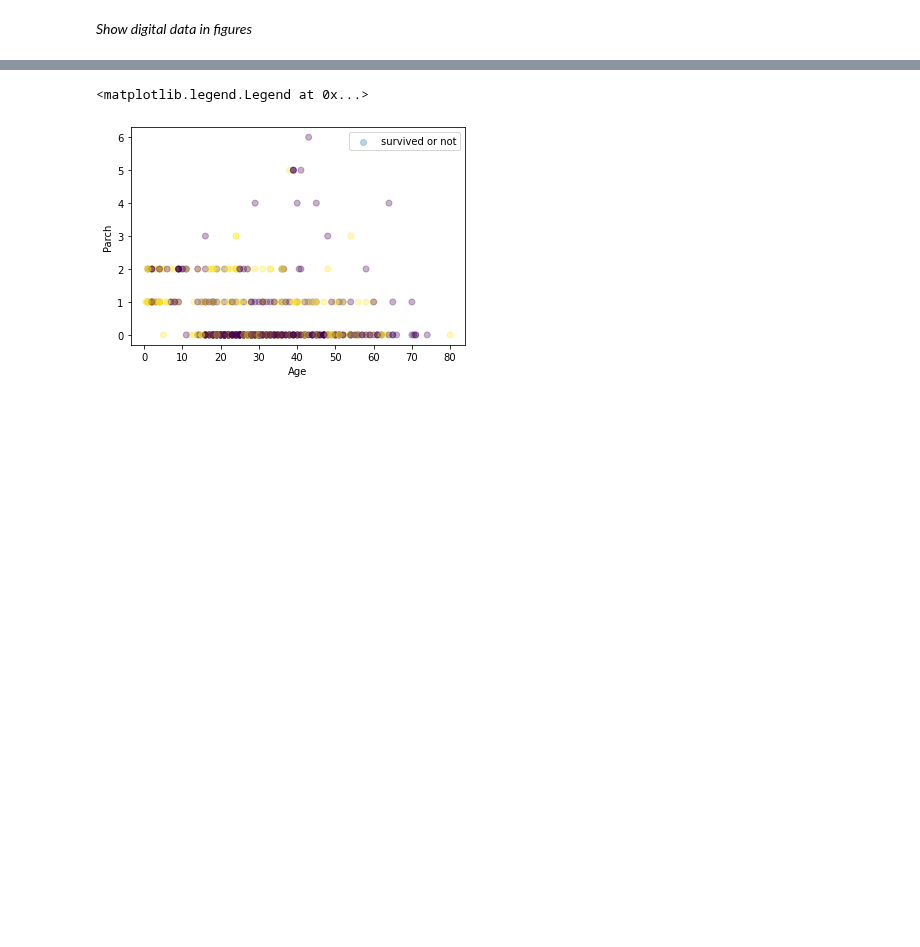
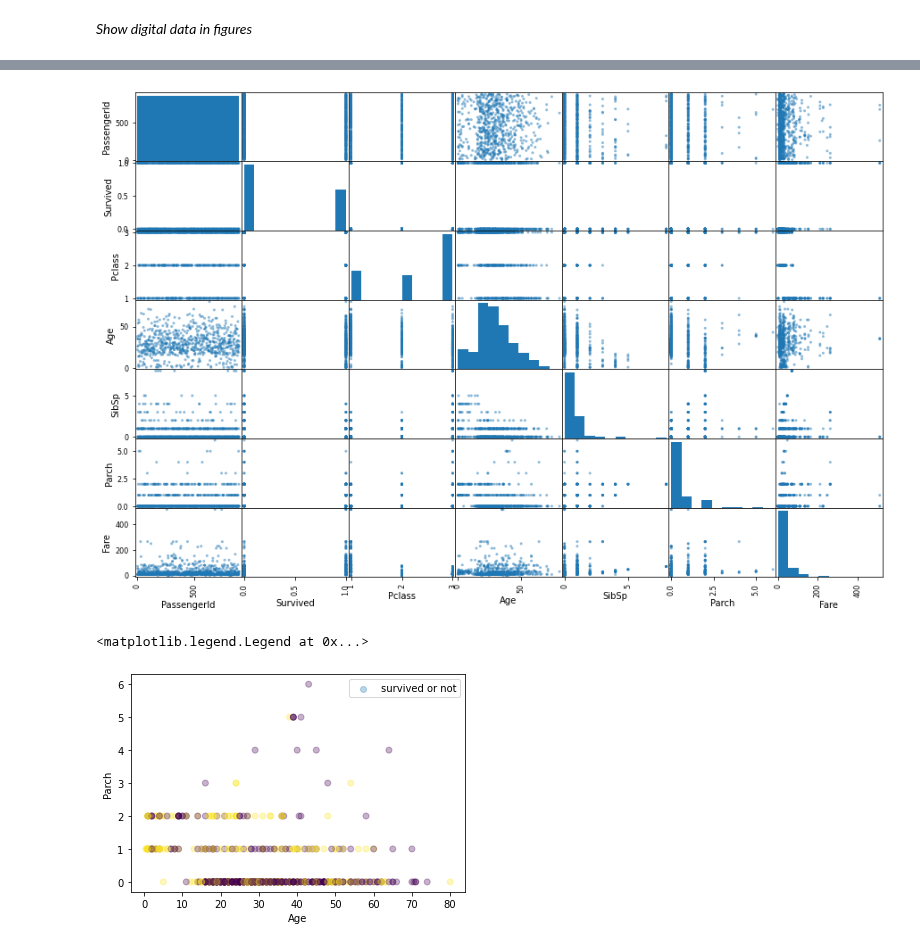
Before and after one commit to GoldenRaven/MachineLearning_notebook, a Jupyter notebook: Kaggle_Titanic.ipynb, the cells around one changed output, grey strips where cells are left out. Cells and saved outputs as stored; diff of their text form; code cells hidden in the pictures; blank space fills up the shorter version.

```diff
--- a/Kaggle_Titanic.ipynb
+++ b/Kaggle_Titanic.ipynb
@@ -195,2 +207,7 @@ array([[<matplotlib.axes._subplots.AxesSubplot object at 0x...>,
 [figure]
+# %%
+# 暴力绘制两两变量的散点图，不一定能得到有用信息，对角线是上面的单变量图
+pd.plotting.scatter_matrix(train, figsize=(15,10));
+# %% [output]
+[figure, added]
 # %%
```
Also changed, not shown: parts of 81 cells of this notebook.
